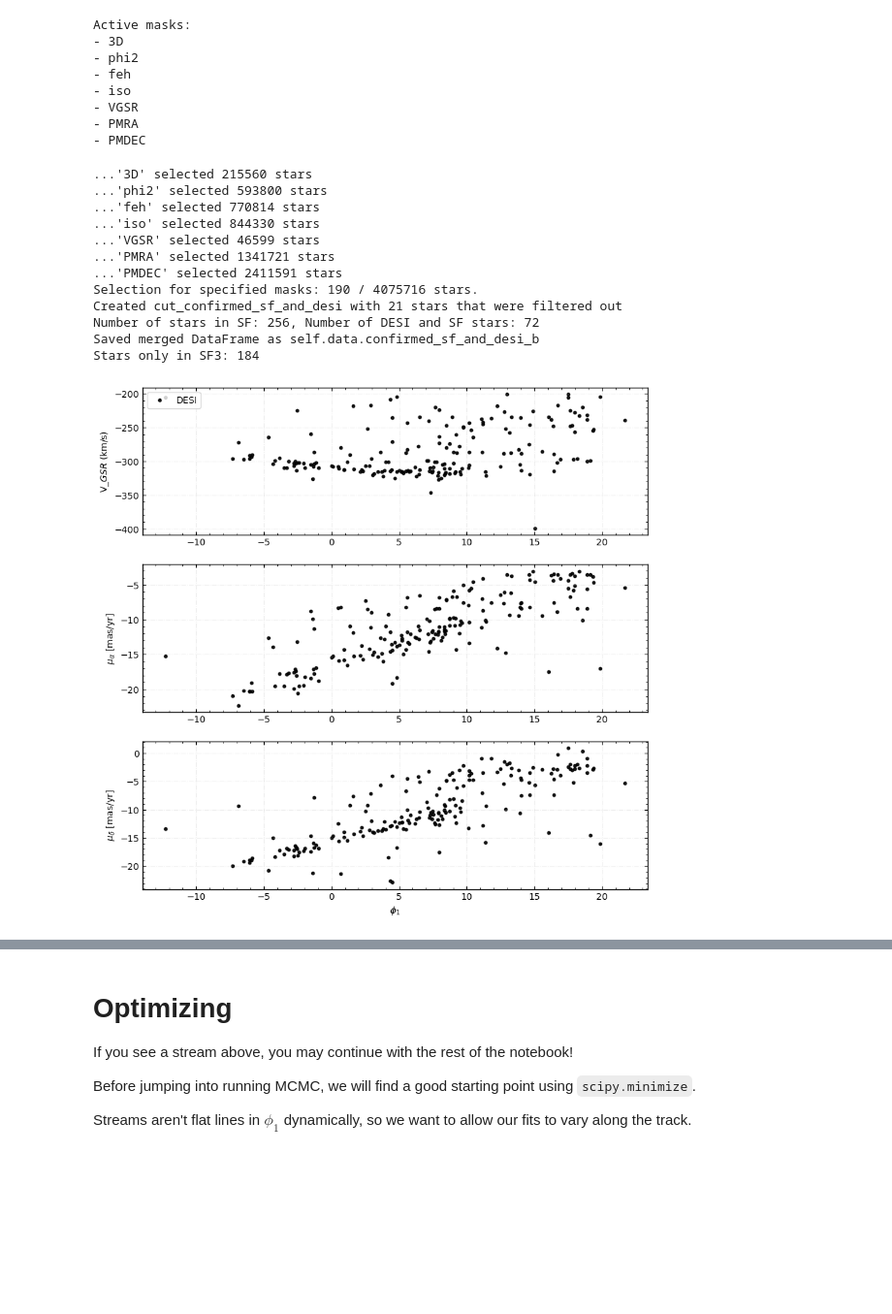
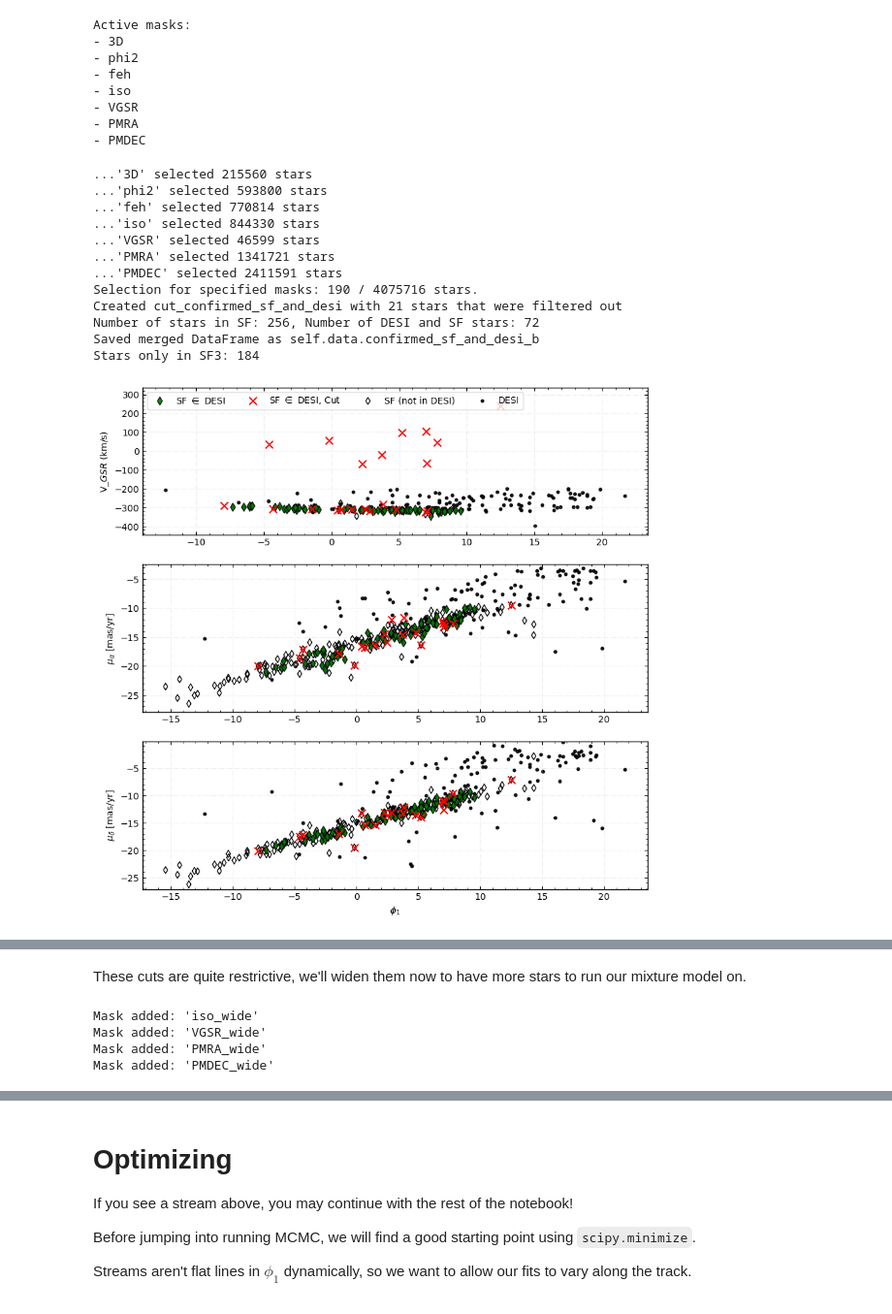
Before and after one commit to nassmohammed/DESI-DR1_streamTutorial, a Jupyter notebook: streamTutorial.ipynb, the cells around one changed output, grey strips where cells are left out. Shown at 97% size. Cells and saved outputs as stored; diff of their text form; code cells hidden in the pictures; blank space fills up the shorter version.

```diff
--- a/streamTutorial.ipynb
+++ b/streamTutorial.ipynb
@@ -392,47 +417,39 @@ Active masks:
 # %%
 importlib.reload(st)
 # Lets take a look at our trimmed DESI data
 mask = selection_fine.get_masks(['3D', 'phi2', 'feh','iso', 'VGSR', 'PMRA', 'PMDEC'])
 
 # Using the new method that replaces the 4-line pattern
+# VGSR is now automatically computed for confirmed_sf_not_desi within mask_stream()
 trimmed_stream = SoI.mask_stream(mask)
-
-# Copy VHel and set 0 values to np.nan
-vhel = np.array(trimmed_stream.data.confirmed_sf_not_desi['VHel'], dtype=float)
-vhel[vhel == 0] = np.nan
-
-# Compute VGSR
-trimmed_stream.data.confirmed_sf_not_desi['VGSR'] = stream_funcs.vhel_to_vgsr(
-    np.array(trimmed_stream.data.confirmed_sf_not_desi['RAdeg']) * u.deg,
-    np.array(trimmed_stream.data.confirmed_sf_not_desi['DEdeg']) * u.deg,
-    vhel * u.km/u.s
-).value
 
 plt_trim = st.StreamPlotter(trimmed_stream)
 plt_trim.plot_params['sf_in_desi']['alpha']= 0.9
 plt_trim.plot_params['background']['alpha']= 0.9
 plt_trim.plot_params['background']['s'] = 10
 #-----------------------#
-plt_trim.kin_plot(showStream=False, show_sf_only=False, background=True) # You can change showStream to True to see where the STREAMFINDER stars are in this space.
+plt_trim.kin_plot(showStream=True, show_sf_only=True, background=True) # You can change showStream to True to see where the STREAMFINDER stars are in this space.
                                                                        # If there aren't many SF stars in DESI, you can show the stars not in DESI as a guide by setting show_sf_only to True
 #-----------------------#
 # %% [output]
 ...'3D' selected 215560 stars
 ...'phi2' selected 593800 stars
 ...'feh' selected 770814 stars
 ...'iso' selected 844330 stars
 ...'VGSR' selected 46599 stars
 ...'PMRA' selected 1341721 stars
 ...'PMDEC' selected 2411591 stars
 Selection for specified masks: 190 / 4075716 stars.
 Created cut_confirmed_sf_and_desi with 21 stars that were filtered out
 Number of stars in SF: 256, Number of DESI and SF stars: 72
 Saved merged DataFrame as self.data.confirmed_sf_and_desi_b
 Stars only in SF3: 184
-[figure, old version]
+[figure, new version]
 # %% [markdown]
 Lets look at an example of a stream (Sylgr-I21) being spotted once our initial cuts have been made. We can see lines of overdensities in all three kinematic dimensions!
 
  Furthermore, we can overlay the STREAMFINDER stars to see that this overdensity lies on the previously disovered stream, and which SF stars we have cutout.
 
 <img src="/home/jupyter-nasserm/raid/nasserm/streamTutorialDr1/img_examples/ex_stream.png" alt="Stream Image" width="600"/> <img src="/home/jupyter-nasserm/raid/nasserm/streamTutorialDr1/img_examples/ex-sf.png" alt="Stream Image" width="600"/>
+# %% [markdown]
+These cuts are quite restrictive, we'll widen them now to have more stars to run our mixture model on.
@@ -438,0 +459,30 @@ Lets look at an example of a stream (Sylgr-I21) being spotted once our initial c
+# %%
+#-----------------------#
+colour_wiggle = 0.2 # [dex]
+
+pmdec_max = 5 # [mas/yr]
+pmdec_min = -35
+
+vgsr_max= -200 # [km/s]
+vgsr_min= -400
+
+pmra_max = 5 # [mas/yr]
+pmra_min = -35
+#-----------------------#
+
+selection_mcmc.add_mask(name='iso_wide',
+        mask_func=lambda df: (stream_funcs.betw(SoI.data.desi_colour_idx, SoI.isochrone_fit(SoI.data.desi_abs_mag), colour_wiggle)))
+
+selection_mcmc.add_mask(name='VGSR_wide',
+        mask_func=lambda df: (df['VGSR'] < vgsr_max) & (df['VGSR'] > vgsr_min))
+
+selection_mcmc.add_mask(name='PMRA_wide',
+        mask_func=lambda df: (df['PMRA'] < pmra_max) & (df['PMRA'] > pmra_min))
+
+selection_mcmc.add_mask(name='PMDEC_wide',
+        mask_func=lambda df: (df['PMDEC'] < pmdec_max) & (df['PMDEC'] > pmdec_min))
+# %% [output]
+Mask added: 'iso_wide'
+Mask added: 'VGSR_wide'
+Mask added: 'PMRA_wide'
+Mask added: 'PMDEC_wide'
```
Also changed, not shown: parts of 12 cells of this notebook, 1 other file.
